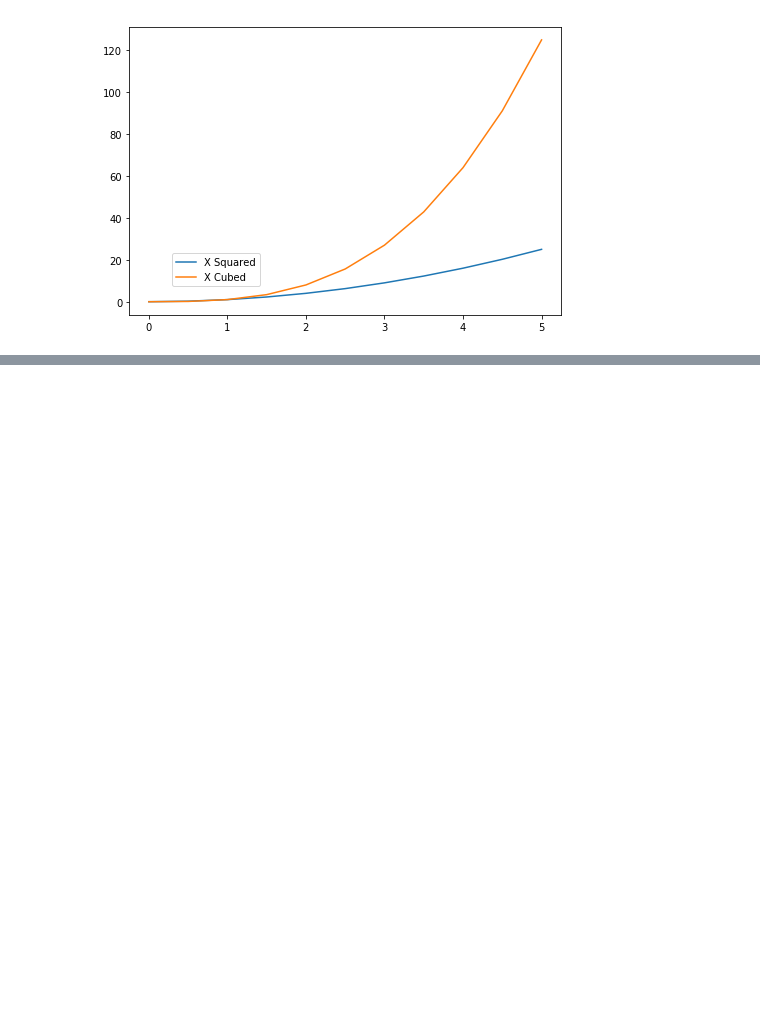
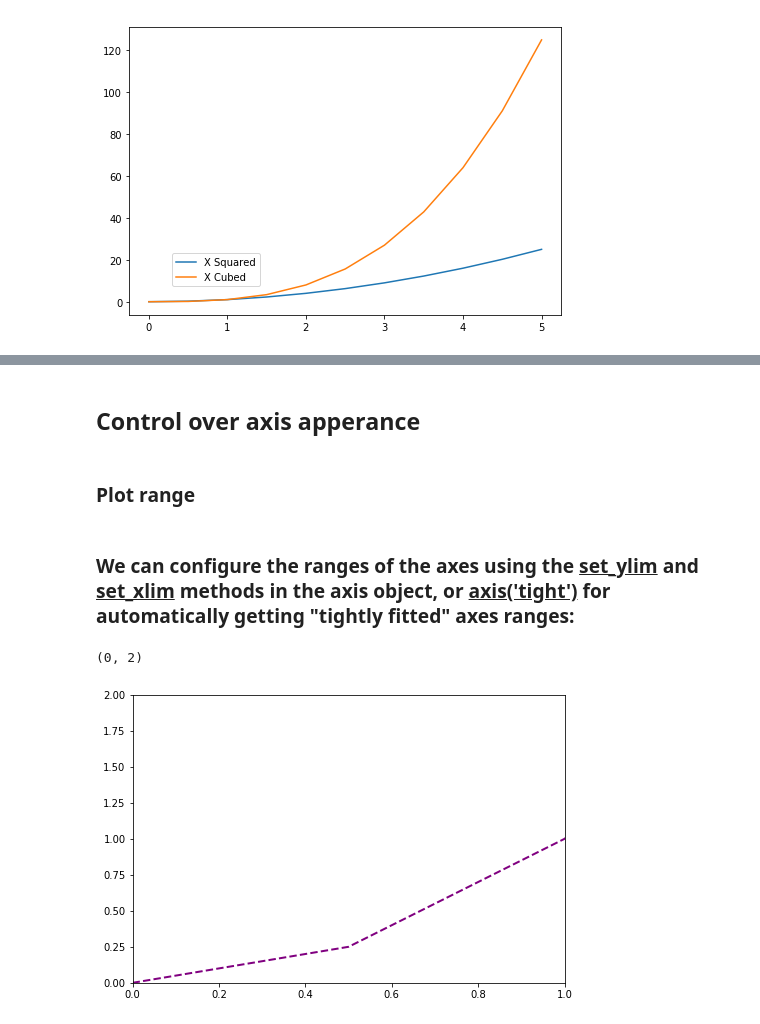
Before and after one commit to alchemistb/Python_for_data_sci, a Jupyter notebook: Intro-Matplotlib.ipynb, the cells around one changed output, grey strips where cells are left out. Drawn from its saved outputs; the diff is of its cells as text; code cells hidden in the pictures; blank space fills up the shorter version.

```diff
--- a/Intro-Matplotlib.ipynb
+++ b/Intro-Matplotlib.ipynb
@@ -216,0 +254,24 @@ ax.legend(loc=[0.1,0.1])    # Use a tuple (['left','bottom']) to place the locat
+# %% [markdown]
+<h2>Control over axis apperance</h2>
+# %% [markdown]
+<h3>Plot range</h3>
+# %% [markdown]
+<h3>We can configure the ranges of the axes using the <u>set_ylim</u> and <u>set_xlim</u> methods in the axis object, or <u>axis('tight')</u> for automatically getting "tightly fitted" axes ranges:</h3>
+# %%
+fig = plt.figure()
+
+ax = fig.add_axes([0,0,1,1])
+
+ax.plot(x,y,color='purple',lw=2,ls='--')
+
+
+
+
+ax.set_xlim([0,1])      # show the plot between 0 and 1 on the X axis
+                        # .set_xlim(['some lower bound, some upper bound'])
+
+ax.set_ylim([0,2])      # show the plot between 0 and 1 on the Y axis
+                        # .set_ylim(['some lower bound, some upper bound'])
+# %% [output]
+(0, 2)
+[figure, added]
```
Also changed, not shown: parts of 12 cells of this notebook.
